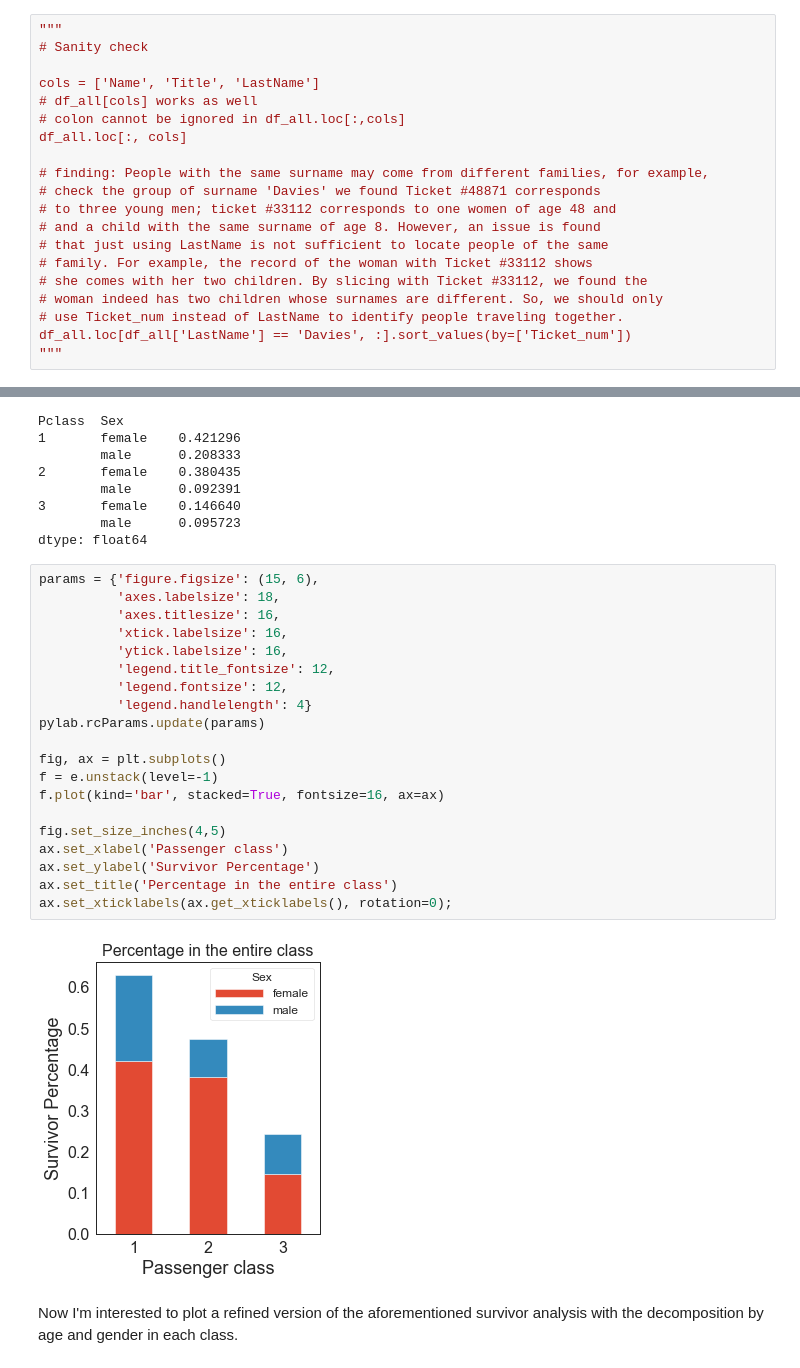
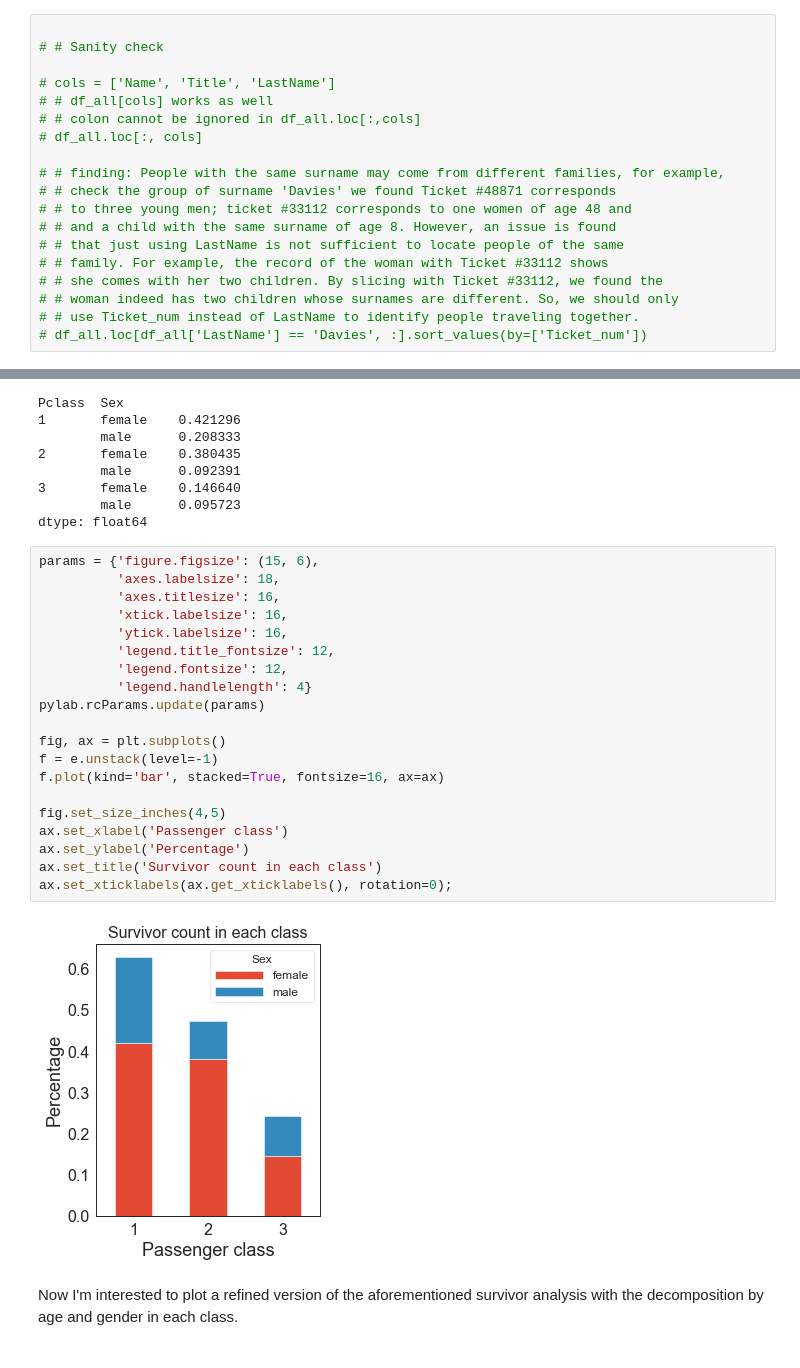
Before and after one commit to libinruan/Pandas_Titanic_Survival_Data_EDA, a Jupyter notebook: titanic_eda.ipynb, the cells around one changed output, grey strips where cells are left out. Saved outputs shown, nothing was run; the diff lists cells and outputs as text.

```diff
--- a/titanic_eda.ipynb
+++ b/titanic_eda.ipynb
@@ -763,20 +834,19 @@ df_all.loc[df_all['Ticket_num']==33112, cols]
 # %%
-"""
-# Sanity check
 
-cols = ['Name', 'Title', 'LastName']
-# df_all[cols] works as well
-# colon cannot be ignored in df_all.loc[:,cols]
-df_all.loc[:, cols]
+# # Sanity check
 
-# finding: People with the same surname may come from different families, for example,
-# check the group of surname 'Davies' we found Ticket #48871 corresponds
-# to three young men; ticket #33112 corresponds to one women of age 48 and
-# and a child with the same surname of age 8. However, an issue is found
-# that just using LastName is not sufficient to locate people of the same
-# family. For example, the record of the woman with Ticket #33112 shows
-# she comes with her two children. By slicing with Ticket #33112, we found the
-# woman indeed has two children whose surnames are different. So, we should only
-# use Ticket_num instead of LastName to identify people traveling together.
-df_all.loc[df_all['LastName'] == 'Davies', :].sort_values(by=['Ticket_num'])
-"""
+# cols = ['Name', 'Title', 'LastName']
+# # df_all[cols] works as well
+# # colon cannot be ignored in df_all.loc[:,cols]
+# df_all.loc[:, cols]
+
+# # finding: People with the same surname may come from different families, for example,
+# # check the group of surname 'Davies' we found Ticket #48871 corresponds
+# # to three young men; ticket #33112 corresponds to one women of age 48 and
+# # and a child with the same surname of age 8. However, an issue is found
+# # that just using LastName is not sufficient to locate people of the same
+# # family. For example, the record of the woman with Ticket #33112 shows
+# # she comes with her two children. By slicing with Ticket #33112, we found the
+# # woman indeed has two children whose surnames are different. So, we should only
+# # use Ticket_num instead of LastName to identify people traveling together.
+# df_all.loc[df_all['LastName'] == 'Davies', :].sort_values(by=['Ticket_num'])
@@ -1308,25 +1408,25 @@ dtype: float64
 # %%
 params = {'figure.figsize': (15, 6),
           'axes.labelsize': 18,
           'axes.titlesize': 16,
           'xtick.labelsize': 16,
           'ytick.labelsize': 16,
           'legend.title_fontsize': 12,
           'legend.fontsize': 12,
           'legend.handlelength': 4}
 pylab.rcParams.update(params)
 
 fig, ax = plt.subplots()
 f = e.unstack(level=-1)
 f.plot(kind='bar', stacked=True, fontsize=16, ax=ax)
 
 fig.set_size_inches(4,5)
 ax.set_xlabel('Passenger class')
-ax.set_ylabel('Survivor Percentage')
-ax.set_title('Percentage in the entire class')
+ax.set_ylabel('Percentage')
+ax.set_title('Survivor count in each class')
 ax.set_xticklabels(ax.get_xticklabels(), rotation=0);
 # %% [output]
-[figure, old version]
+[figure, new version]
 # %% [markdown]
 Now I'm interested to plot a refined version of the aforementioned survivor analysis with the decomposition by age and gender in each class.
 # %%
```
Also changed, not shown: parts of 40 cells of this notebook, 1 other file.
